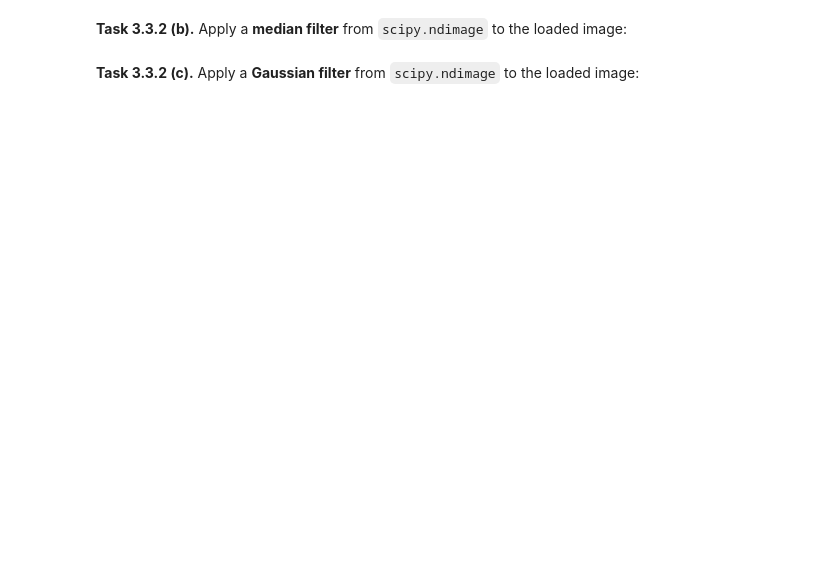
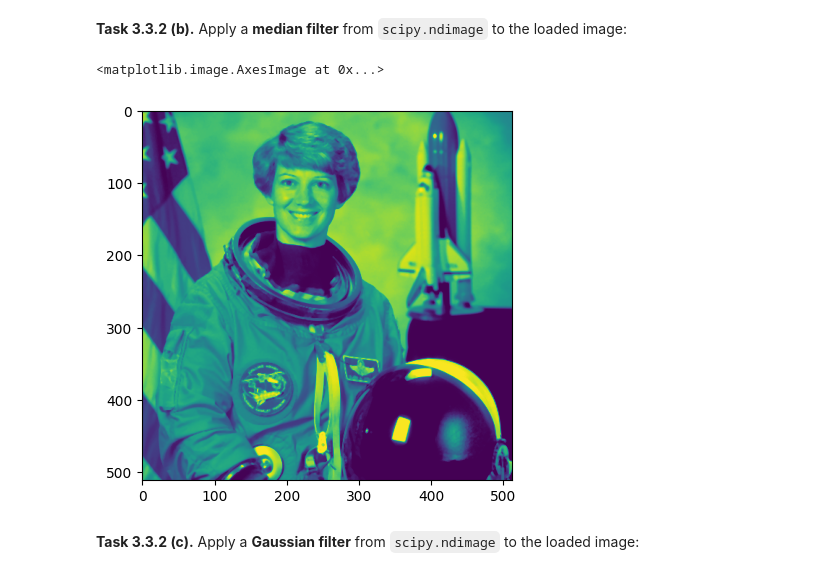
Before and after one commit to Ellolll/mobi-fs3-python, a Jupyter notebook: task3.ipynb, the cells around one changed output. Drawn from its saved outputs; the diff is of its cells as text; code cells hidden in the pictures; blank space fills up the shorter version.

```diff
--- a/task3.ipynb
+++ b/task3.ipynb
@@ -100,4 +129,10 @@ Then, compare your result for filter size `5` with the correct result image `dat
 # %% [markdown]
 **<a id="#">Task 3.3.2 (b).</a>** Apply a **median filter** from `scipy.ndimage` to the loaded image:
+# %%
+img_median = scipy.ndimage.median_filter(img, 3)
+plt.imshow(img_median)
+# %% [output]
+<matplotlib.image.AxesImage at 0x...>
+[figure, added]
 # %% [markdown]
 **<a id="#">Task 3.3.2 (c).</a>** Apply a **Gaussian filter** from `scipy.ndimage` to the loaded image:
```
Also changed, not shown: parts of 9 cells of this notebook.
